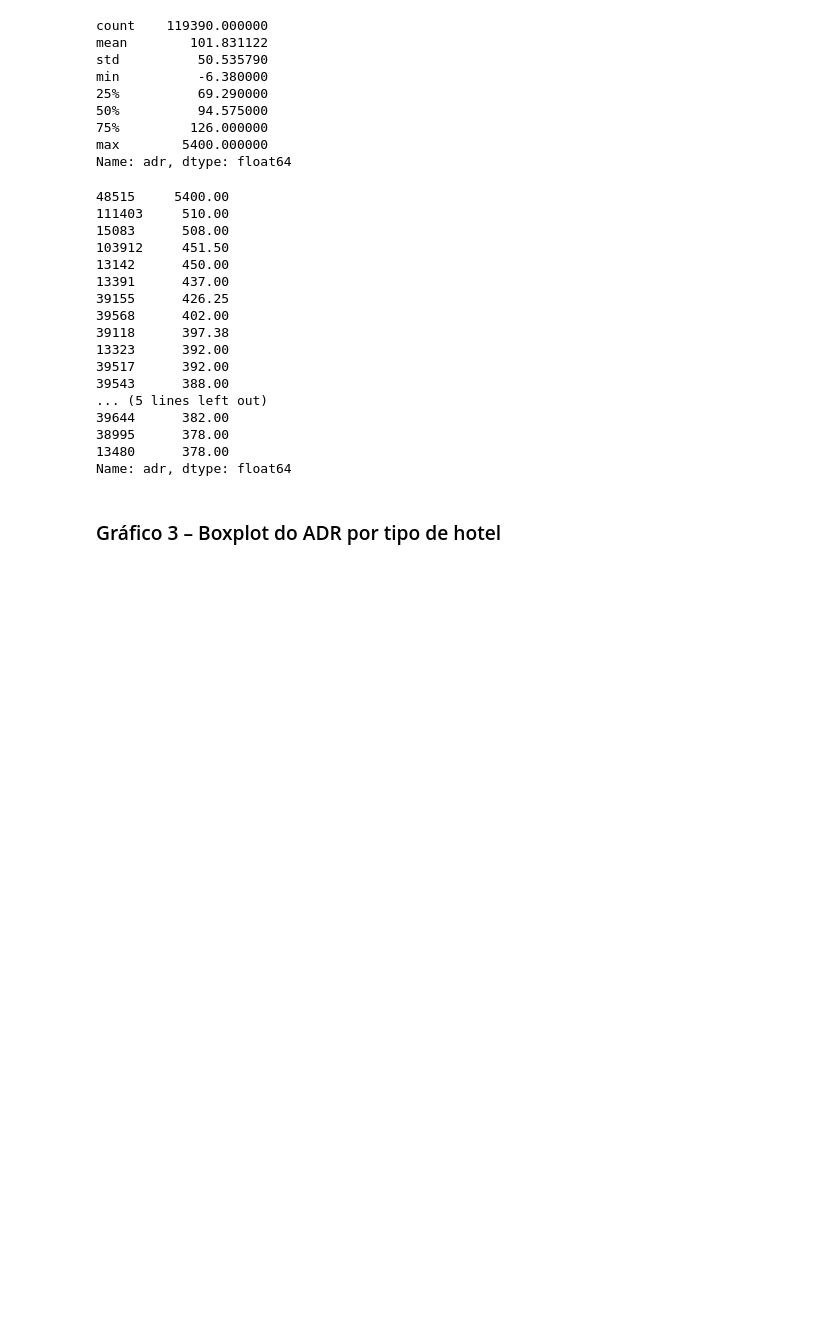
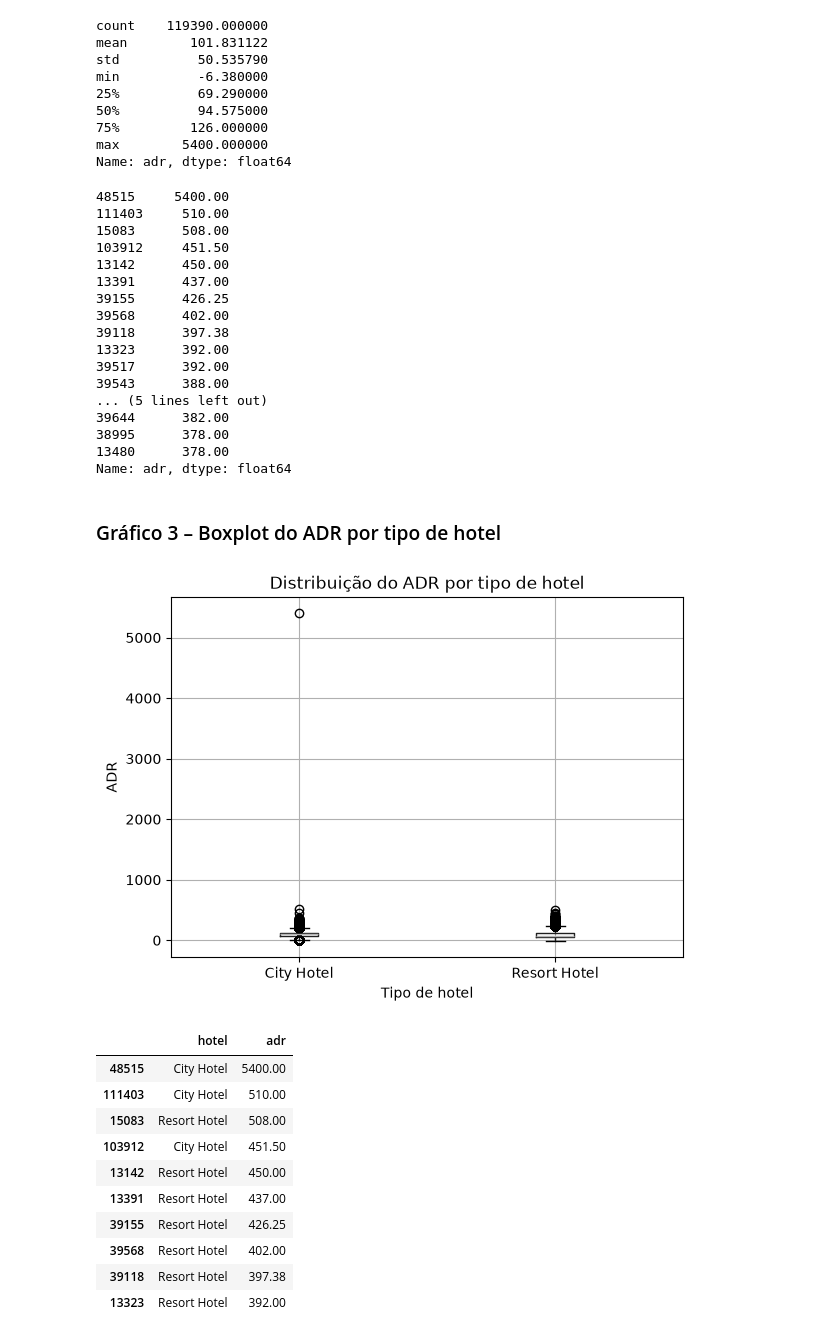
Before and after one commit to RewelliOliveira/data-mine-booking, a Jupyter notebook: Atividade 1/AtividadeMD.ipynb, the cells around one changed output. Cells and saved outputs as stored; diff of their text form; code cells hidden in the pictures; blank space fills up the shorter version.

```diff
--- a/Atividade 1/AtividadeMD.ipynb
+++ b/Atividade 1/AtividadeMD.ipynb
@@ -274,3 +274,38 @@ Name: adr, dtype: float64
 Name: adr, dtype: float64
 # %% [markdown]
 ### Gráfico 3 – Boxplot do ADR por tipo de hotel
+# %%
+import pandas as pd
+import matplotlib.pyplot as plt
+
+df = pd.read_csv('hotel_bookings.csv')
+
+df.boxplot(
+    column='adr',
+    by='hotel'
+)
+
+plt.title('Distribuição do ADR por tipo de hotel')
+plt.suptitle('')
+
+plt.xlabel('Tipo de hotel')
+plt.ylabel('ADR')
+
+plt.show()
+
+## grupo teste
+df.groupby('hotel')['adr'].describe()
+df.nlargest(10, 'adr')[['hotel', 'adr']]
+# %% [output]
+[figure, added]
+|  | hotel | adr |
+| 48515 | City Hotel | 5400.00 |
+| 111403 | City Hotel | 510.00 |
+| 15083 | Resort Hotel | 508.00 |
+| 103912 | City Hotel | 451.50 |
+| 13142 | Resort Hotel | 450.00 |
+| 13391 | Resort Hotel | 437.00 |
+| 39155 | Resort Hotel | 426.25 |
+| 39568 | Resort Hotel | 402.00 |
+| 39118 | Resort Hotel | 397.38 |
+| 13323 | Resort Hotel | 392.00 |
```
Also changed, not shown: parts of 12 cells of this notebook.
